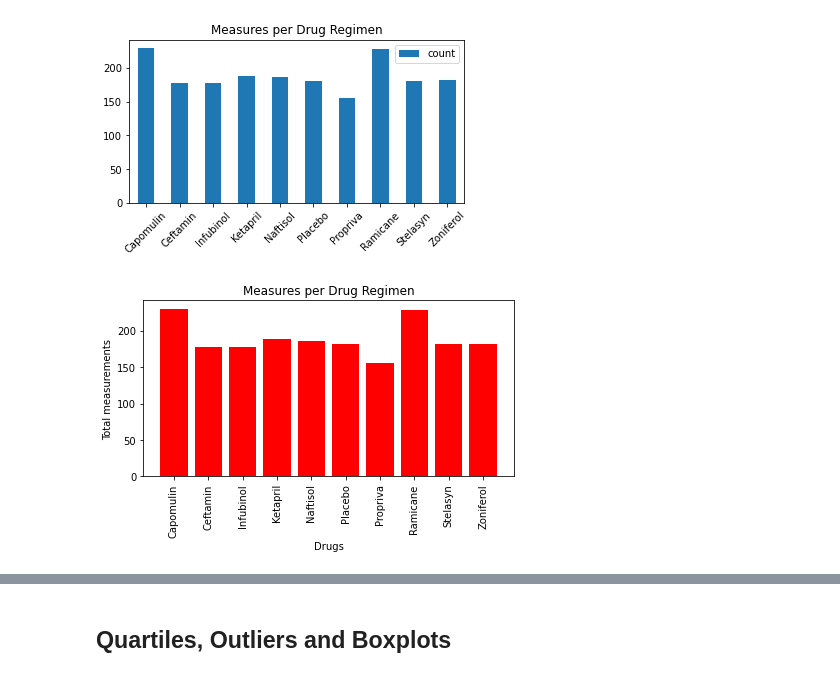
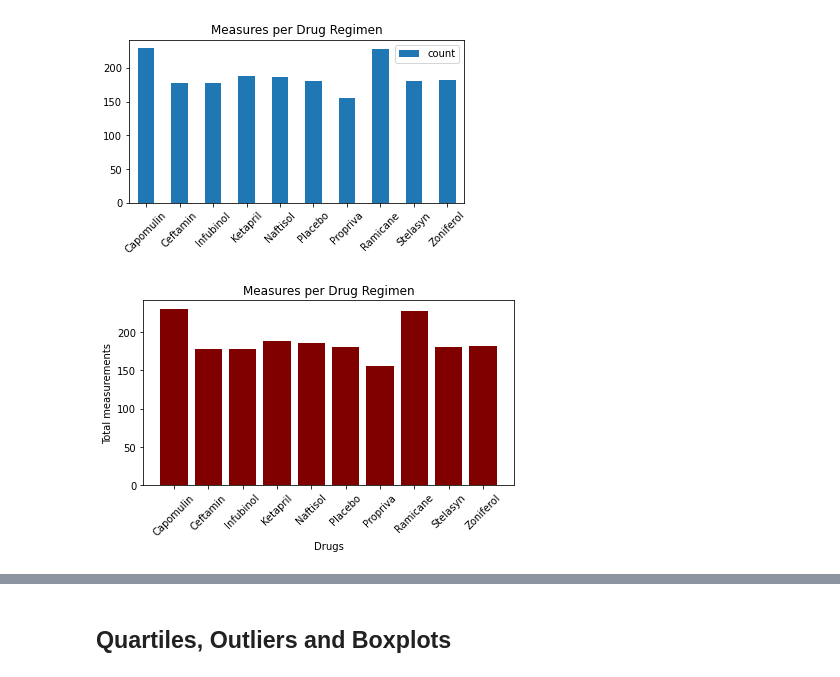
Before and after one commit to skunnath2020/Matplotlib-Challenge, a Jupyter notebook: Pymaceuticals/pymaceuticals_starter.ipynb, the cells around one changed output, grey strips where cells are left out. Drawn from its saved outputs; the diff is of its cells as text; code cells hidden in the pictures.

```diff
--- a/Pymaceuticals/pymaceuticals_starter.ipynb
+++ b/Pymaceuticals/pymaceuticals_starter.ipynb
@@ -150,15 +159,15 @@ plt.show()
 # %%
 # Generate a bar plot showing the total number of measurements taken on each drug regimen using pyplot.
 measures_df=drug_df.groupby('Drug Regimen').Tumor_vol.agg(['count']).reset_index()
 x_axis=measures_df["Drug Regimen"]
 y_axis=measures_df["count"]
 tick_locations = [value for value in x_axis]
-plt.bar(x_axis, y_axis, color='red')
+plt.bar(x_axis, y_axis, color='maroon')
 plt.title("Measures per Drug Regimen")
 plt.xlabel("Drugs")
 plt.ylabel("Total measurements")
-plt.xticks(tick_locations, measures_df['Drug Regimen'], rotation="vertical")
+plt.xticks(tick_locations, measures_df['Drug Regimen'], rotation=45)
 plt.tight_layout()
 plt.show()
 # %% [output]
-[figure, old version]
+[figure, new version]
```
Also changed, not shown: parts of 6 cells of this notebook.
